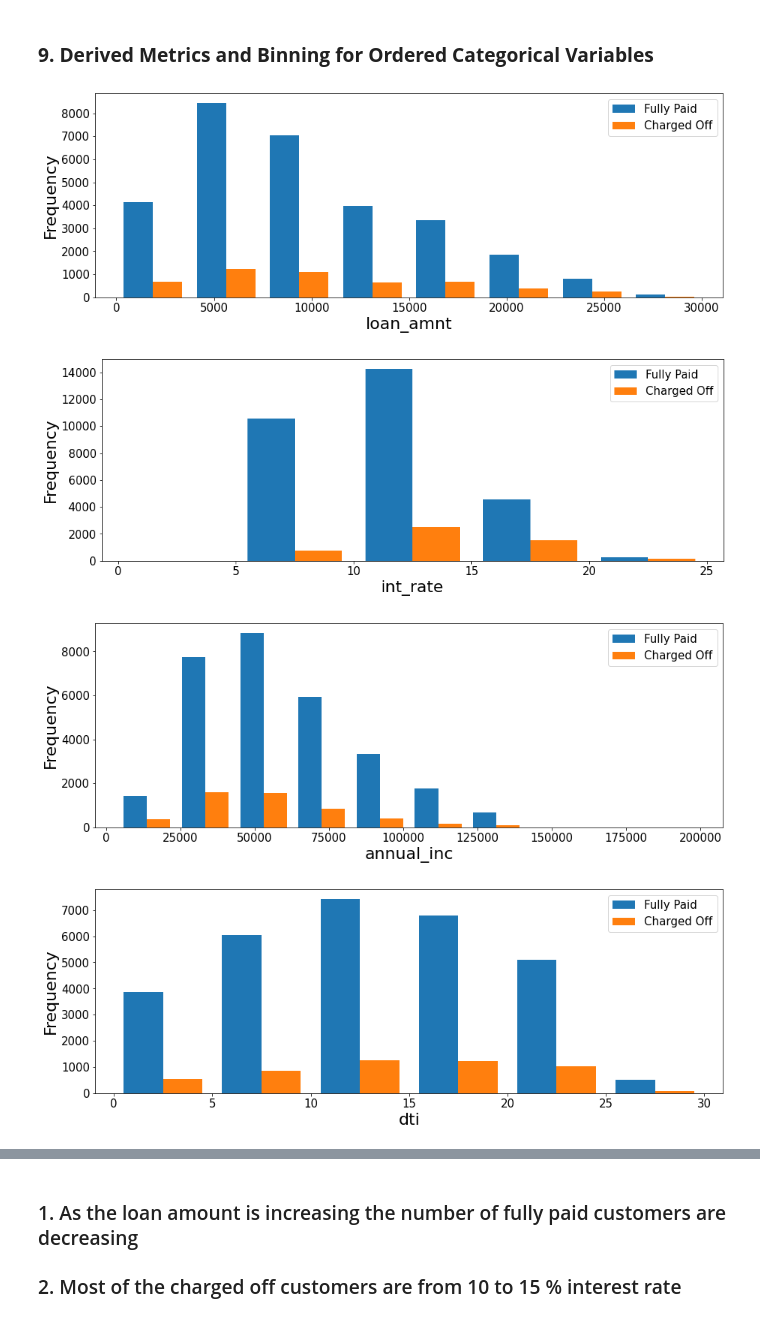
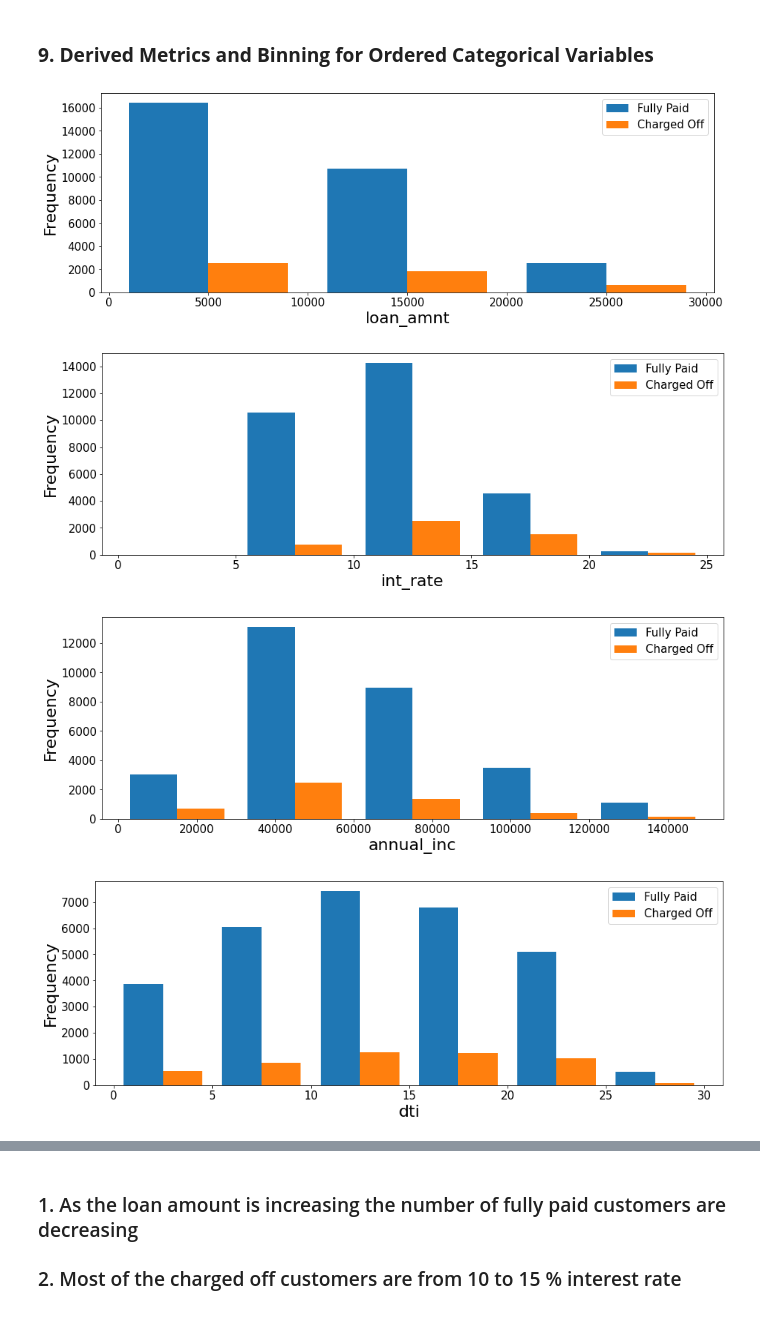
Before and after one commit to karthickchetti/LendingClubCaseStudy, a Jupyter notebook: Karthick_Chetti.ipynb, the cells around one changed output, grey strips where cells are left out. Cells and saved outputs as stored; diff of their text form; code cells hidden in the pictures.

```diff
--- a/Karthick_Chetti.ipynb
+++ b/Karthick_Chetti.ipynb
@@ -370,16 +370,16 @@ def plot_hist(df,column_name,bins):
     plt.show()
 # %%
 # Change bin_dict variable for binning
-bin_dict = {"loan_amnt":np.linspace(0,30000,num=9),"int_rate":np.linspace(0,25,num=6),"annual_inc":np.linspace(4000,200000,num=11),"dti":np.linspace(0,30,num=7),"installment":np.linspace(0,800,num=9)}
+bin_dict = {"loan_amnt":np.arange(0,31000,10000),"int_rate":np.linspace(0,25,num=6),"annual_inc":np.arange(0,151000,30000),"dti":np.linspace(0,30,num=7),"installment":np.linspace(0,800,num=9)}
 plot_hist(lc_df,"loan_amnt",bin_dict["loan_amnt"])
 plot_hist(lc_df,"int_rate",bin_dict["int_rate"])
 plot_hist(lc_df,"annual_inc",bin_dict["annual_inc"])
 plot_hist(lc_df,"dti",bin_dict["dti"])
 plot_hist(lc_df,"installment",bin_dict["installment"])
 # %% [output]
-[figure, old version]
+[figure, new version]
 [figure]
-[figure, old version]
+[figure, new version]
 [figure]
 [figure]
 # %% [markdown]
```
Also changed, not shown: parts of 9 cells of this notebook.
